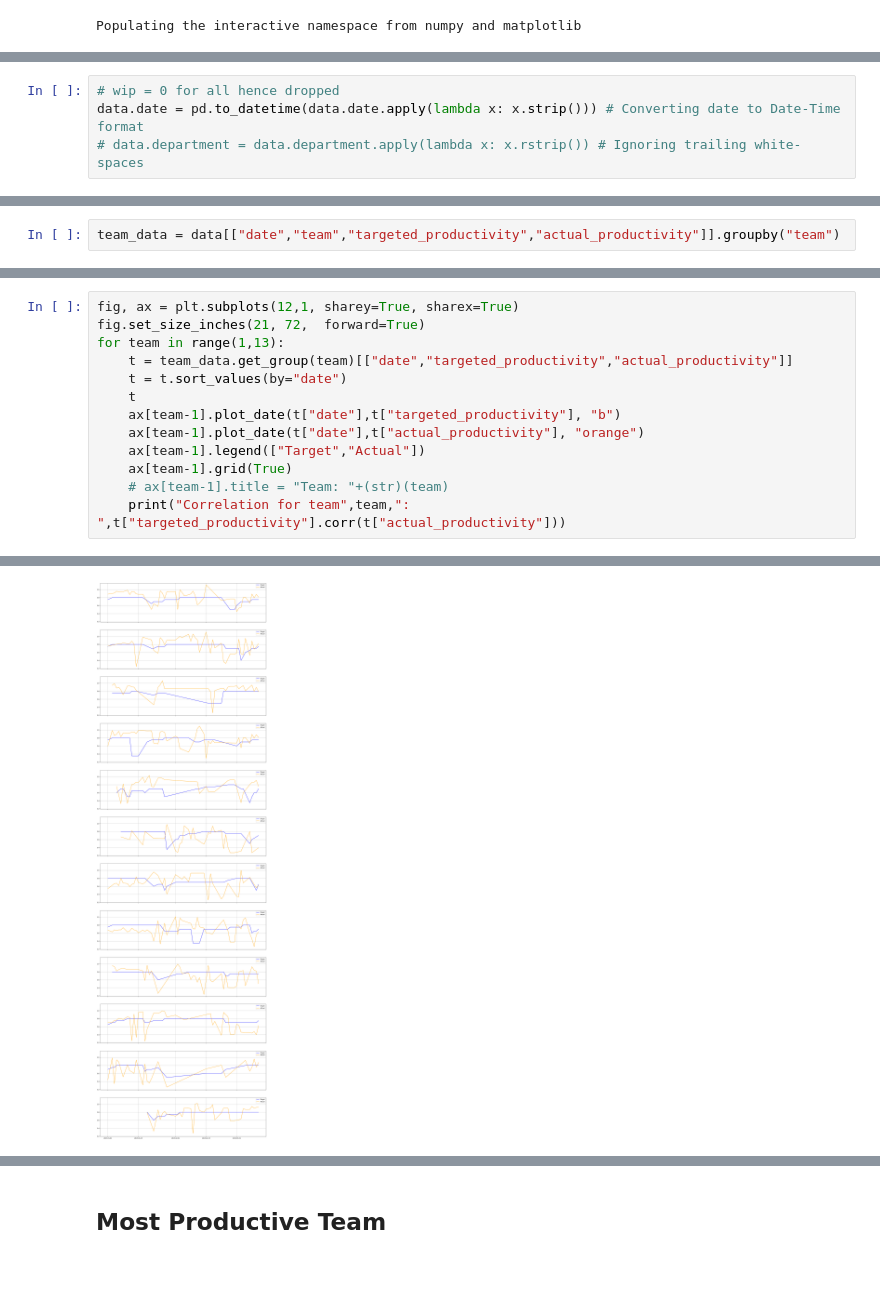
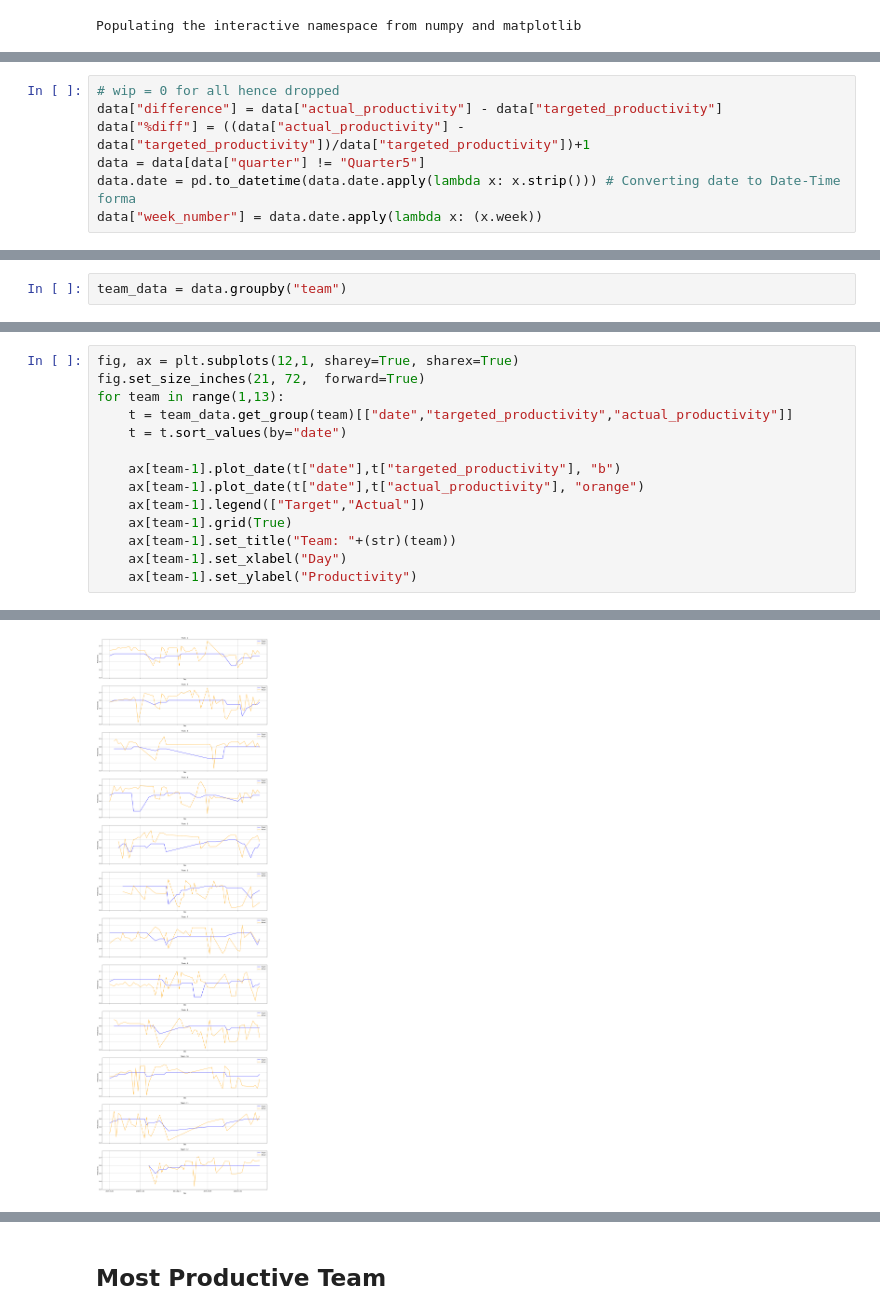
Before and after one commit to rohitashwachaks/MIS-S381N, a Jupyter notebook: project/finishing.ipynb, the cells around one changed output, grey strips where cells are left out. Cells and saved outputs as stored; diff of their text form; blank space fills up the shorter version.

```diff
--- a/project/finishing.ipynb
+++ b/project/finishing.ipynb
@@ -24,4 +19,7 @@ data = data[data["quarter"] != "Quarter5"]
 # %%
 # wip = 0 for all hence dropped
-data.date = pd.to_datetime(data.date.apply(lambda x: x.strip())) # Converting date to Date-Time format
-# data.department = data.department.apply(lambda x: x.rstrip()) # Ignoring trailing white-spaces
+data["difference"] = data["actual_productivity"] - data["targeted_productivity"]
+data["%diff"] = ((data["actual_productivity"] - data["targeted_productivity"])/data["targeted_productivity"])+1
+data = data[data["quarter"] != "Quarter5"]
+data.date = pd.to_datetime(data.date.apply(lambda x: x.strip())) # Converting date to Date-Time forma
+data["week_number"] = data.date.apply(lambda x: (x.week))
@@ -32,5 +26,5 @@ data.date = pd.to_datetime(data.date.apply(lambda x: x.strip())) # Converting da
 # %%
-team_data = data[["date","team","targeted_productivity","actual_productivity"]].groupby("team")
+team_data = data.groupby("team")
 # %%
 team_data.get_group(3).head()
 # %% [output]
@@ -46,11 +46,12 @@ fig.set_size_inches(21, 72,  forward=True)
 for team in range(1,13):
     t = team_data.get_group(team)[["date","targeted_productivity","actual_productivity"]]
     t = t.sort_values(by="date")
-    t
+
     ax[team-1].plot_date(t["date"],t["targeted_productivity"], "b")
     ax[team-1].plot_date(t["date"],t["actual_productivity"], "orange")
     ax[team-1].legend(["Target","Actual"])
     ax[team-1].grid(True)
-    # ax[team-1].title = "Team: "+(str)(team)
-    print("Correlation for team",team,": ",t["targeted_productivity"].corr(t["actual_productivity"]))
+    ax[team-1].set_title("Team: "+(str)(team))
+    ax[team-1].set_xlabel("Day")
+    ax[team-1].set_ylabel("Productivity")
 # %% [output]
@@ -69 +58 @@ Correlation for team 12 :  0.4062109907862634
-[figure, old version]
+[figure, new version]
```
Also changed, not shown: parts of 66 cells of this notebook, 6 other files.
